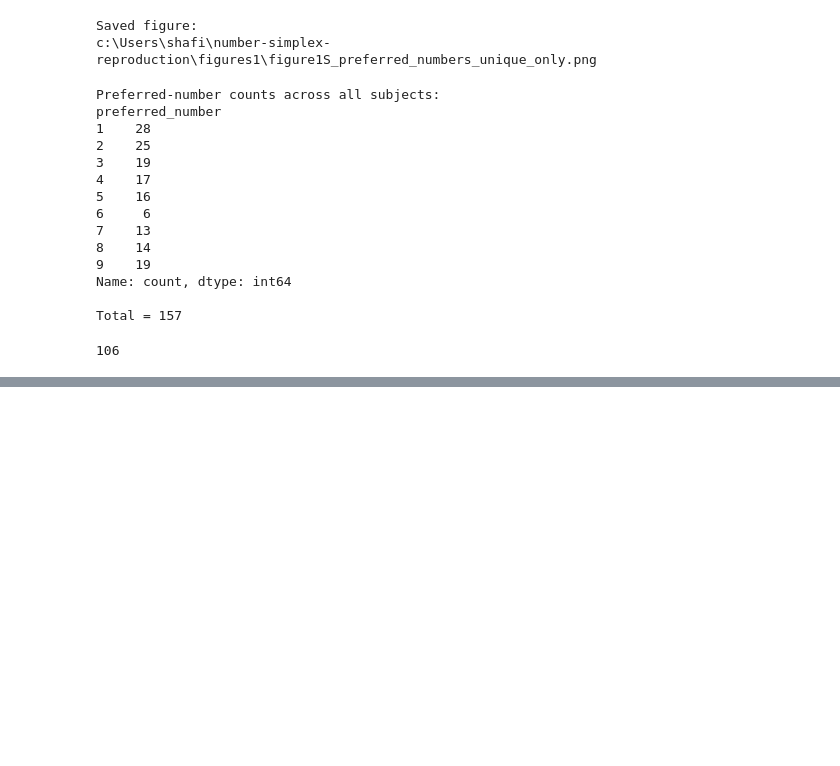
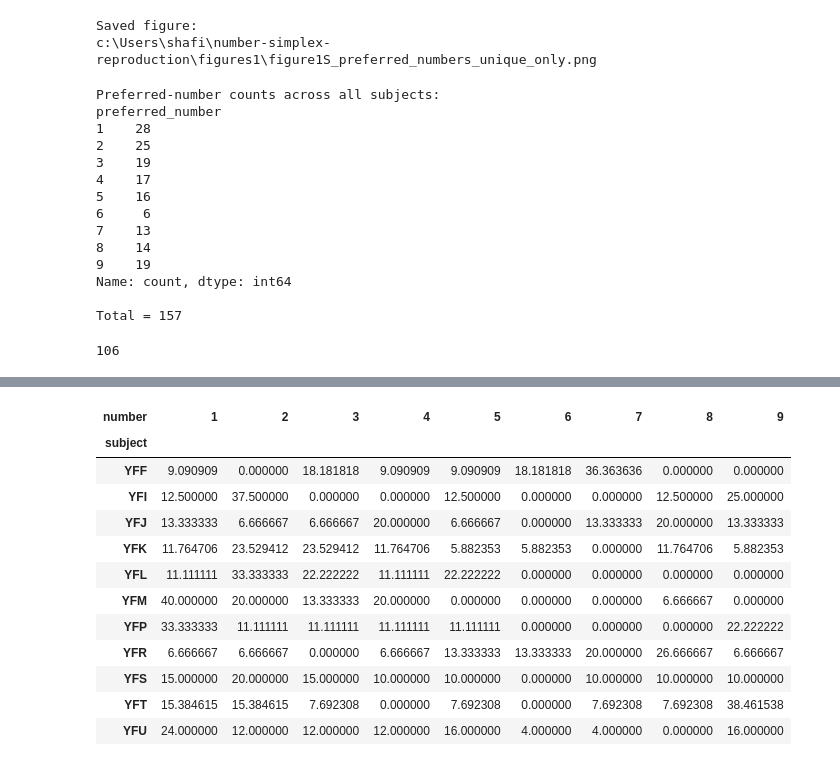
Before and after one commit to Shafiq-Abdu/number-simplex-reproduction, a Jupyter notebook: notebooks1/fig1S.ipynb, the cells around one changed output, grey strips where cells are left out. Cells and saved outputs as stored; diff of their text form; code cells hidden in the pictures; blank space fills up the shorter version.

```diff
--- a/notebooks1/fig1S.ipynb
+++ b/notebooks1/fig1S.ipynb
@@ -723,3 +723,84 @@ Total = 157
 100+6
 # %% [output]
 106
+# %%
+# ============================================================
+# FIGURE 1S - FRIEDMAN TEST
+# 157 neurons with unique preferred numbers
+# ============================================================
+
+import numpy as np
+import pandas as pd
+from scipy.stats import friedmanchisquare
+
+
+# ------------------------------------------------------------
+# 1. Create subject × number matrix
+# ------------------------------------------------------------
+
+friedman_table = (
+    subject_distribution_unique
+    .pivot(
+        index="subject",
+        columns="number",
+        values="percent_preferred"
+    )
+    .sort_index()
+)
+
+
+print("Subject × preferred-number percentage table:")
+display(friedman_table)
+
+
+# ------------------------------------------------------------
+# 2. Sanity checks
+# ------------------------------------------------------------
+
+print("Number of subjects:", friedman_table.shape[0])
+print("Number of number categories:", friedman_table.shape[1])
+
+print("\nSum across numbers for each subject:")
+print(friedman_table.sum(axis=1))
+
+
+# ------------------------------------------------------------
+# 3. Friedman test
+# ------------------------------------------------------------
+
+statistic, p_value = friedmanchisquare(
+    *[
+        friedman_table[number].values
+        for number in range(1, 10)
+    ]
+)
+
+
+print("\n======================================")
+print("FRIEDMAN TEST")
+print("======================================")
+
+print(f"Friedman statistic = {statistic:.6f}")
+print(f"Degrees of freedom = {9 - 1}")
+print(f"p-value            = {p_value:.8f}")
+
+
+# ------------------------------------------------------------
+# 4. Interpretation
+# ------------------------------------------------------------
+
+alpha = 0.05
+
+if p_value < alpha:
+    print("\nResult: statistically significant at alpha = 0.05")
+    print(
+        "Evidence that preferred-number distributions "
+        "differ across the nine numbers."
+    )
+else:
+    print("\nResult: not statistically significant at alpha = 0.05")
+    print(
+        "Insufficient evidence that preferred-number "
+        "distributions differ across the nine numbers."
+    )
+# %% [output]
@@ -725,0 +808,13 @@ Total = 157
+| number | 1 | 2 | 3 | 4 | 5 | 6 | 7 | 8 | 9 |
+| subject |  |  |  |  |  |  |  |  |  |
+| YFF | 9.090909 | 0.000000 | 18.181818 | 9.090909 | 9.090909 | 18.181818 | 36.363636 | 0.000000 | 0.000000 |
+| YFI | 12.500000 | 37.500000 | 0.000000 | 0.000000 | 12.500000 | 0.000000 | 0.000000 | 12.500000 | 25.000000 |
+| YFJ | 13.333333 | 6.666667 | 6.666667 | 20.000000 | 6.666667 | 0.000000 | 13.333333 | 20.000000 | 13.333333 |
+| YFK | 11.764706 | 23.529412 | 23.529412 | 11.764706 | 5.882353 | 5.882353 | 0.000000 | 11.764706 | 5.882353 |
+| YFL | 11.111111 | 33.333333 | 22.222222 | 11.111111 | 22.222222 | 0.000000 | 0.000000 | 0.000000 | 0.000000 |
+| YFM | 40.000000 | 20.000000 | 13.333333 | 20.000000 | 0.000000 | 0.000000 | 0.000000 | 6.666667 | 0.000000 |
+| YFP | 33.333333 | 11.111111 | 11.111111 | 11.111111 | 11.111111 | 0.000000 | 0.000000 | 0.000000 | 22.222222 |
+| YFR | 6.666667 | 6.666667 | 0.000000 | 6.666667 | 13.333333 | 13.333333 | 20.000000 | 26.666667 | 6.666667 |
+| YFS | 15.000000 | 20.000000 | 15.000000 | 10.000000 | 10.000000 | 0.000000 | 10.000000 | 10.000000 | 10.000000 |
+| YFT | 15.384615 | 15.384615 | 7.692308 | 0.000000 | 7.692308 | 0.000000 | 7.692308 | 7.692308 | 38.461538 |
+| YFU | 24.000000 | 12.000000 | 12.000000 | 12.000000 | 16.000000 | 4.000000 | 4.000000 | 0.000000 | 16.000000 |
```
Also changed, not shown: parts of 2 cells of this notebook.
